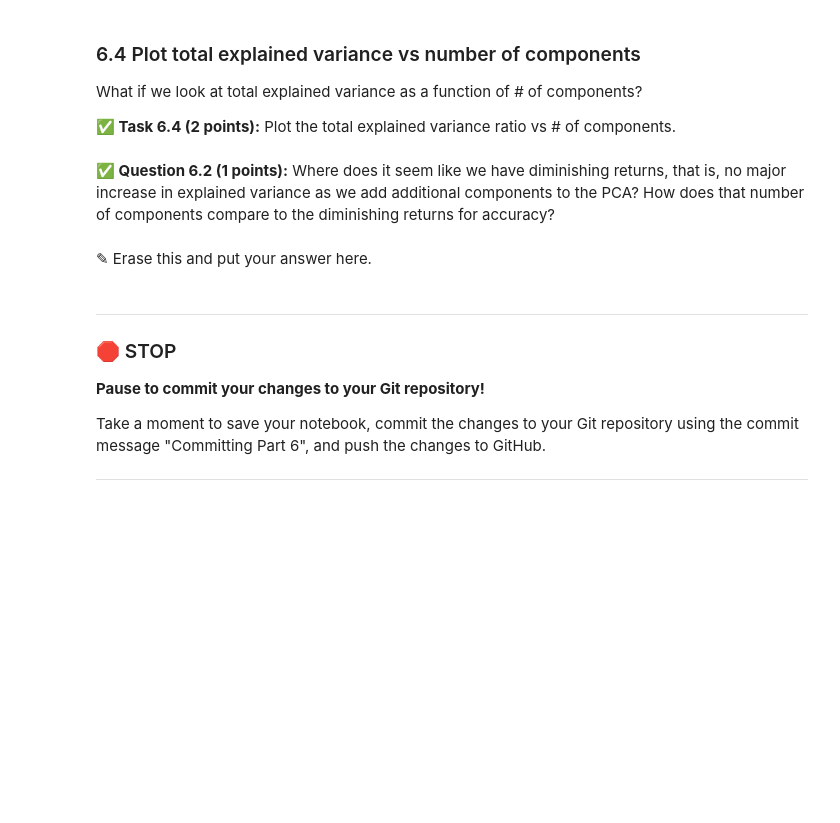
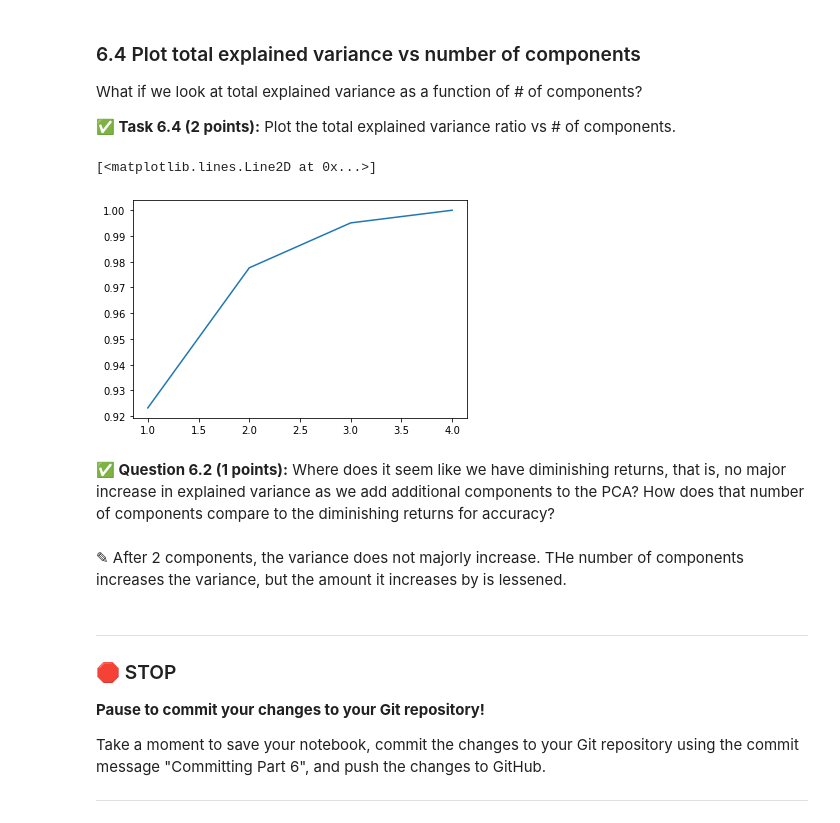
Before and after one commit to scottjaymsu/cmse202-s21-turnin, a Jupyter notebook: hw-05/HW-05_SVMandPCA-STUDENT.ipynb, the cells around one changed output. Saved outputs shown, nothing was run; the diff lists cells and outputs as text; code cells hidden in the pictures; blank space fills up the shorter version.

```diff
--- a/hw-05/HW-05_SVMandPCA-STUDENT.ipynb
+++ b/hw-05/HW-05_SVMandPCA-STUDENT.ipynb
@@ -470,10 +499,14 @@ What if we look at total explained variance as a function of # of components?
 **&#9989; Task 6.4 (2 points):** Plot the total explained variance ratio vs # of components.
 # %%
 # Put your code here
+plt.plot(components, variance)
+# %% [output]
+[<matplotlib.lines.Line2D at 0x...>]
+[figure, added]
 # %% [markdown]
 **&#9989; Question 6.2 (1 points):** Where does it seem like we have diminishing returns, that is, no major increase in explained variance as we add additional components to the PCA? How does that number of components compare to the diminishing returns for accuracy?
-# %% [markdown]
-<font size=+3>&#9998;</font> Erase this and put your answer here.
+# %% [markdown]
+<font size=+3>&#9998;</font> After 2 components, the variance does not majorly increase. THe number of components increases the variance, but the amount it increases by is lessened.
 # %% [markdown]
 ---
 ### &#128721; STOP
```
Also changed, not shown: parts of 6 cells of this notebook.
